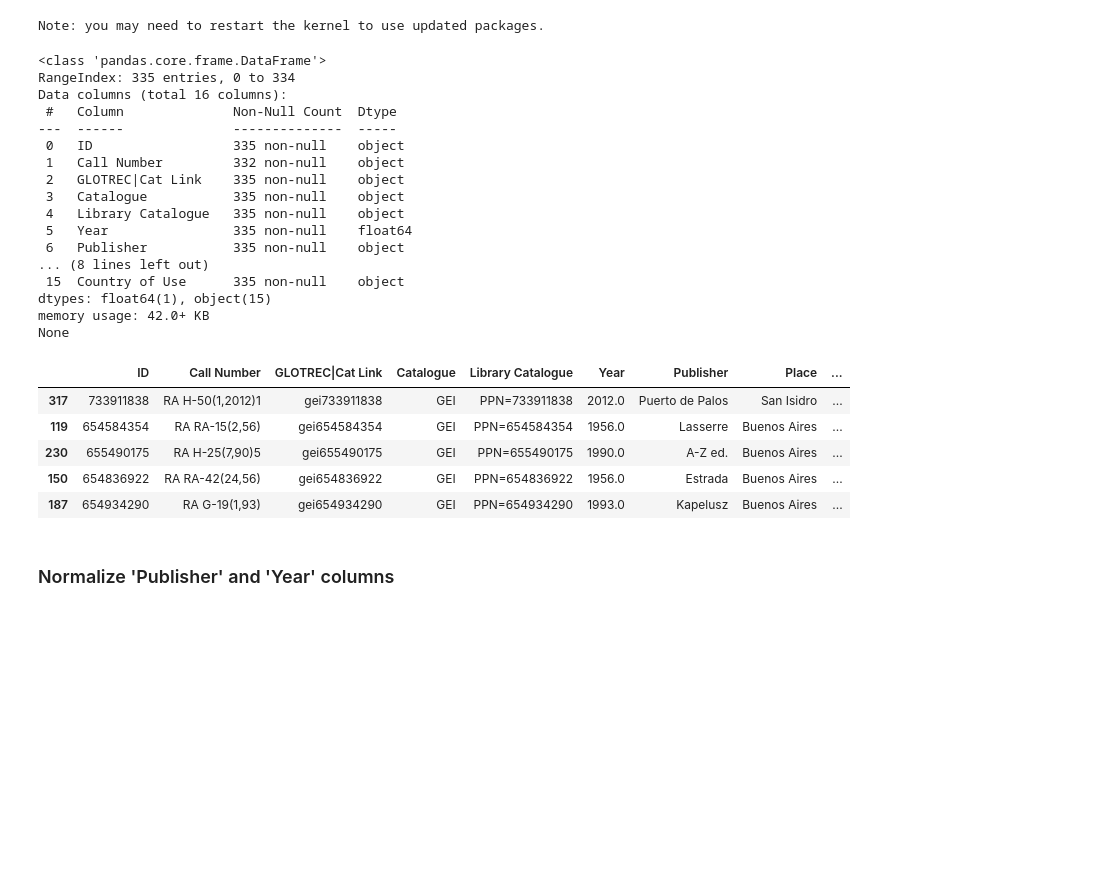
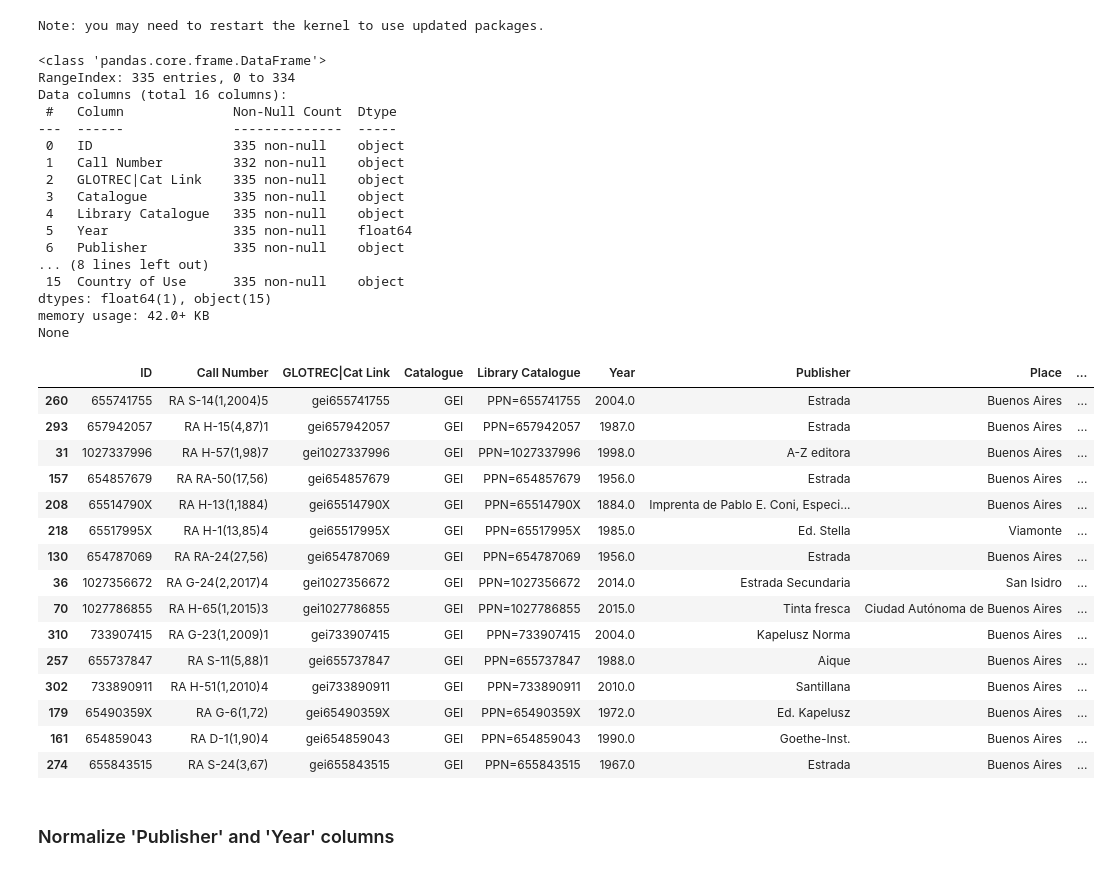
Before and after one commit to rominicky/miscellaneous, a Jupyter notebook: glotrec_explorating.ipynb, the cells around one changed output. Cells and saved outputs as stored; diff of their text form; code cells hidden in the pictures; blank space fills up the shorter version.

```diff
--- a/glotrec_explorating.ipynb
+++ b/glotrec_explorating.ipynb
@@ -54,37 +54,47 @@ plt.rcParams.update({
 # %%
 # Read the Excel file
 df = pd.read_excel(
     "data/itbc_export_2025.xlsx",
     usecols=lambda c: not c.startswith("Unnamed"),
     dtype={"Year": "float"}
 )
 print(df.info())
-display(df.sample(5))
+display(df.sample(15))
 # Display first few rows
 # %% [output]
 <class 'pandas.core.frame.DataFrame'>
 RangeIndex: 335 entries, 0 to 334
 Data columns (total 16 columns):
  #   Column              Non-Null Count  Dtype
 ---  ------              --------------  -----
  0   ID                  335 non-null    object
  1   Call Number         332 non-null    object
  2   GLOTREC|Cat Link    335 non-null    object
  3   Catalogue           335 non-null    object
  4   Library Catalogue   335 non-null    object
  5   Year                335 non-null    float64
  6   Publisher           335 non-null    object
 ... (8 lines left out)
  15  Country of Use      335 non-null    object
 dtypes: float64(1), object(15)
 memory usage: 42.0+ KB
 None
 |  | ID | Call Number | GLOTREC|Cat Link | Catalogue | Library Catalogue | Year | Publisher | Place | ... |
-| 317 | 733911838 | RA H-50(1,2012)1 | gei733911838 | GEI | PPN=733911838 | 2012.0 | Puerto de Palos | San Isidro | ... |
-| 119 | 654584354 | RA RA-15(2,56) | gei654584354 | GEI | PPN=654584354 | 1956.0 | Lasserre | Buenos Aires | ... |
-| 230 | 655490175 | RA H-25(7,90)5 | gei655490175 | GEI | PPN=655490175 | 1990.0 | A-Z ed. | Buenos Aires | ... |
-| 150 | 654836922 | RA RA-42(24,56) | gei654836922 | GEI | PPN=654836922 | 1956.0 | Estrada | Buenos Aires | ... |
-| 187 | 654934290 | RA G-19(1,93) | gei654934290 | GEI | PPN=654934290 | 1993.0 | Kapelusz | Buenos Aires | ... |
+| 260 | 655741755 | RA S-14(1,2004)5 | gei655741755 | GEI | PPN=655741755 | 2004.0 | Estrada | Buenos Aires | ... |
+| 293 | 657942057 | RA H-15(4,87)1 | gei657942057 | GEI | PPN=657942057 | 1987.0 | Estrada | Buenos Aires | ... |
+| 31 | 1027337996 | RA H-57(1,98)7 | gei1027337996 | GEI | PPN=1027337996 | 1998.0 | A-Z editora | Buenos Aires | ... |
+| 157 | 654857679 | RA RA-50(17,56) | gei654857679 | GEI | PPN=654857679 | 1956.0 | Estrada | Buenos Aires | ... |
+| 208 | 65514790X | RA H-13(1,1884) | gei65514790X | GEI | PPN=65514790X | 1884.0 | Imprenta de Pablo E. Coni, Especi... | Buenos Aires | ... |
+| 218 | 65517995X | RA H-1(13,85)4 | gei65517995X | GEI | PPN=65517995X | 1985.0 | Ed. Stella | Viamonte | ... |
+| 130 | 654787069 | RA RA-24(27,56) | gei654787069 | GEI | PPN=654787069 | 1956.0 | Estrada | Buenos Aires | ... |
+| 36 | 1027356672 | RA G-24(2,2017)4 | gei1027356672 | GEI | PPN=1027356672 | 2014.0 | Estrada Secundaria | San Isidro | ... |
+| 70 | 1027786855 | RA H-65(1,2015)3 | gei1027786855 | GEI | PPN=1027786855 | 2015.0 | Tinta fresca | Ciudad Autónoma de Buenos Aires | ... |
+| 310 | 733907415 | RA G-23(1,2009)1 | gei733907415 | GEI | PPN=733907415 | 2004.0 | Kapelusz Norma | Buenos Aires | ... |
+| 257 | 655737847 | RA S-11(5,88)1 | gei655737847 | GEI | PPN=655737847 | 1988.0 | Aique | Buenos Aires | ... |
+| 302 | 733890911 | RA H-51(1,2010)4 | gei733890911 | GEI | PPN=733890911 | 2010.0 | Santillana | Buenos Aires | ... |
+| 179 | 65490359X | RA G-6(1,72) | gei65490359X | GEI | PPN=65490359X | 1972.0 | Ed. Kapelusz | Buenos Aires | ... |
+| 161 | 654859043 | RA D-1(1,90)4 | gei654859043 | GEI | PPN=654859043 | 1990.0 | Goethe-Inst. | Buenos Aires | ... |
+| 274 | 655843515 | RA S-24(3,67) | gei655843515 | GEI | PPN=655843515 | 1967.0 | Estrada | Buenos Aires | ... |
 # %% [markdown]
 ### Normalize 'Publisher' and 'Year' columns
 # %%
```
Also changed, not shown: parts of 18 cells of this notebook.
